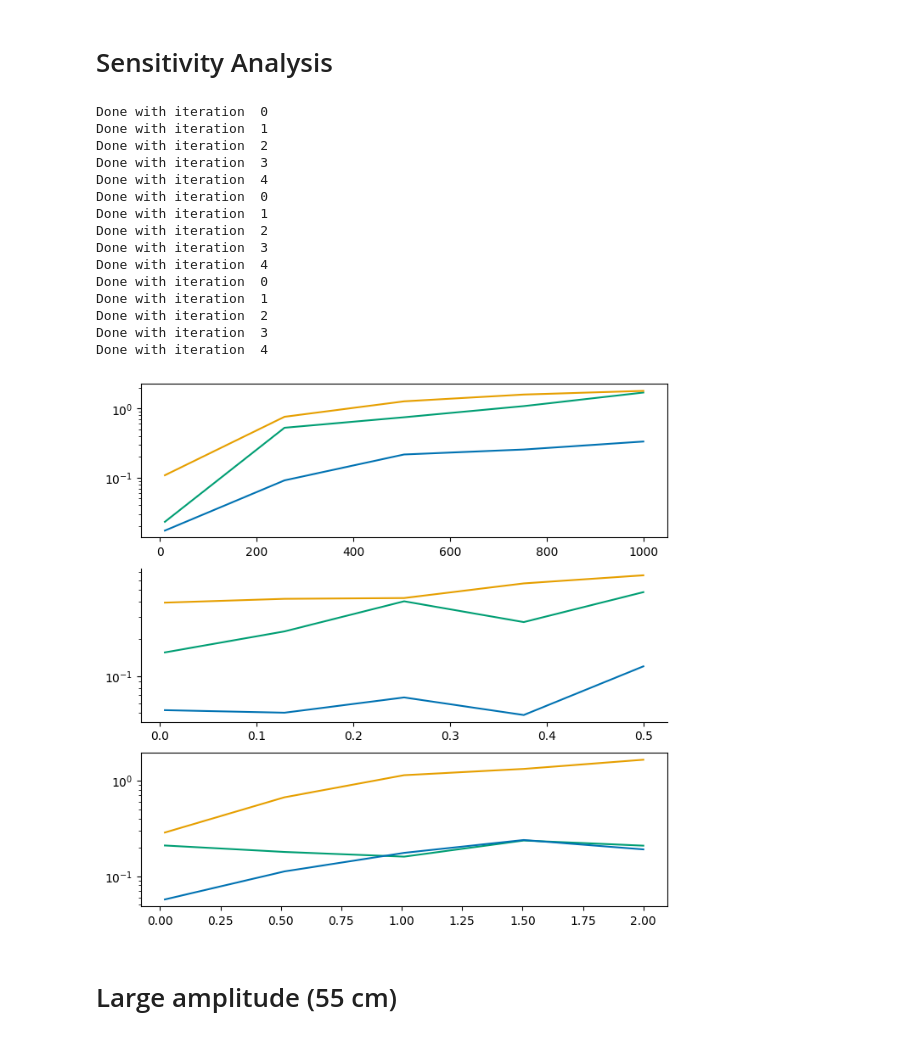
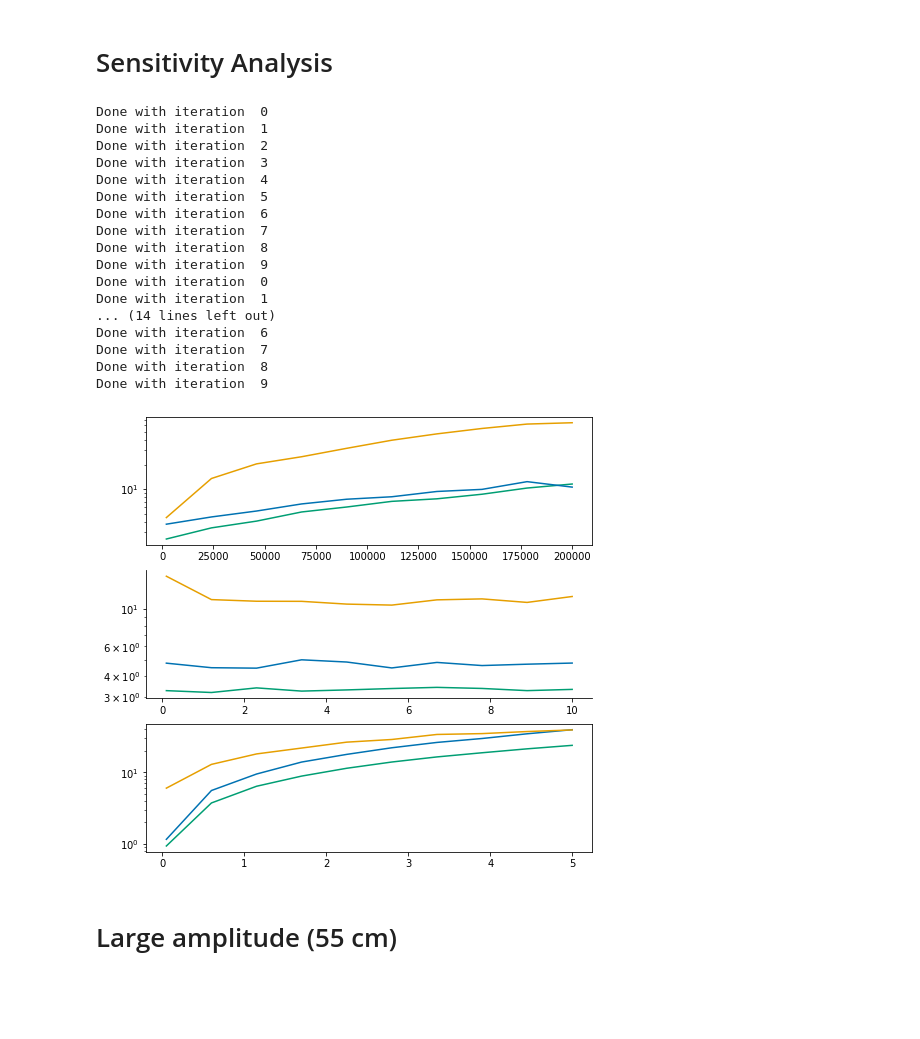
Before and after one commit to AlexandreThy/PhD, a Jupyter notebook: CurrentParts/PaperPlot.ipynb, the cells around one changed output. Drawn from its saved outputs; the diff is of its cells as text; code cells hidden in the pictures; blank space fills up the shorter version.

```diff
--- a/CurrentParts/PaperPlot.ipynb
+++ b/CurrentParts/PaperPlot.ipynb
@@ -950,39 +905,36 @@ plt.show()
 # %% [markdown]
 # Sensitivity Analysis
 # %%
-from Controllers.FL import *
-from Controllers.ILQG import *
-from Controllers.LQGControllers import *
-from mpl_toolkits.axes_grid1.inset_locator import inset_axes
+
 from matplotlib import gridspec
 
-MN = 1e-3
-WP = 100
-WV = .05
-WR = .1
+MN = 5e-4
+WP = 20000
+WV =  1
+WR = .5
+WRFL = 1e-8
 
 def Cost_function(x,u,w1 = WP,w2 = WV,r = WR,tg = [0,0] ):
     target1,target2 = compute_angles_from_cartesian(tg[0],tg[1])
     thetas,thetae,omegas,omegae = x[-1,:4]
 
-    return w1*(thetas-target1)**2 + w1*(thetae-target2)**2 + w2*(omegas**2+omegae**2)+ np.sum(u*u) * r * 0.01
+    return w1*(thetas-target1)**2 + w1*(thetae-target2)**2 + w2*(omegas**2+omegae**2)+ np.sum(u*u) * r
 
 
 
 def sensitivity_analysis(wp,wv,wr,wrfl,num_sim):
 
-    MovementTime = .6
-    NumIteration = 60
+    MovementTime = .4
+    NumIteration = 40
     Cost_value = np.zeros((num_sim,3))
 
-    st = [0,45]
-    tg = [0,60]
-    ffpow = 4e-4
+    st = [0,40]
+    tg = np.array([np.cos(7*np.pi/4)*20+st[0],np.sin(7*np.pi/4)*20+st[1]])
 
     for i in range(num_sim):
-        xILQG,yILQG,zilqg,uILQG=simulate_ILQG(MovementTime,wp,wv,wr,tg,st,NumIteration,delay = 0.06,Noise=True,print_iterations=False,FF =  True,ff_power=ffpow)
-        xFL,yFL,xfl,uFL = simulate_FL(Duration=MovementTime,w1=wp,w2=wp,w3=wv,w4=wv,r=wrfl,Num_iter=NumIteration,starting_point=st,targets=tg,Delay = 0.06,Activate_Noise=True,FF = True,ff_power=ffpow)
-        xLQG,yLQG,uDLQG,z=DLQG_6Muscles(w1 = wp,w2 = wp,w3 = wv,w4 = wv, Duration=MovementTime,r1 = wr,Num_iter=NumIteration,starting_point=st,targets=tg,plot = False,Delay = 0.06,Activate_Noise=True,FF = True,ff_power=ffpow)
+        xILQG,yILQG,zilqg,uILQG=simulate_ILQG(MovementTime,wp,wv,wr,tg,st,NumIteration,delay = 0.06,Noise=True,print_iterations=False)
+        xFL,yFL,xfl,uFL = simulate_FL(Duration=MovementTime,w1=wp,w2=wp,w3=wv,w4=wv,r=wrfl,Num_iter=NumIteration,starting_point=st,targets=tg,Delay = 0.06,Activate_Noise=True)
+        xLQG,yLQG,uDLQG,z=DLQG_6Muscles(w1 = wp,w2 = wp,w3 = wv,w4 = wv, Duration=MovementTime,r1 = wr,Num_iter=NumIteration,starting_point=st,targets=tg,plot = False,Delay = 0.06,Activate_Noise=True)
 
         Cost_value[i]=[Cost_function(zilqg,uILQG,wp,wv,wr,tg = tg),Cost_function(xfl,uFL,wp,wv,wr,tg = tg),Cost_function(z.T,uDLQG,wp,wv,wr,tg = tg)]
 
@@ -1000,13 +952,13 @@ delete_axis(ax[1],sides =  ["top","right"])
 
 NUM_SIM = 100
 NUM_DISCRETIZATION = 10
-wp_values = np.linspace(10,1000,NUM_DISCRETIZATION)
-wv_values = np.linspace(0.005,.5,NUM_DISCRETIZATION)
-wr_values = np.linspace(0.02,2,NUM_DISCRETIZATION)
+wp_values = np.linspace(2000,200000,NUM_DISCRETIZATION)
+wv_values = np.linspace(0.1,10,NUM_DISCRETIZATION)
+wr_values = np.linspace(0.05,5,NUM_DISCRETIZATION)
 
 Average_Cost = np.zeros((NUM_DISCRETIZATION,3))
 for i in range(NUM_DISCRETIZATION):
-    Cost_value = sensitivity_analysis(wp_values[i],WV,WR,1e-8,NUM_SIM)
+    Cost_value = sensitivity_analysis(wp_values[i],WV,WR,WRFL,NUM_SIM)
     Average_Cost[i] = np.mean(Cost_value,axis = 0)
     print("Done with iteration ",i)
 
@@ -1017,44 +969,46 @@ ax[0].set_yscale("log")
 
 Average_Cost = np.zeros((NUM_DISCRETIZATION,3))
 for i in range(NUM_DISCRETIZATION):
-    Cost_value = sensitivity_analysis(WP,wv_values[i],WR,1e-8,NUM_SIM)
+    Cost_value = sensitivity_analysis(WP,wv_values[i],WR,WRFL,NUM_SIM)
     Average_Cost[i] = np.mean(Cost_value,axis = 0)
     print("Done with iteration ",i)
 
 ax[1].plot(wv_values,Average_Cost[:,0],color = colors[0],label = legend[0])
 ax[1].plot(wv_values,Average_Cost[:,1],color = colors[1],label = legend[1])
 ax[1].plot(wv_values,Average_Cost[:,2],color = colors[2],label = legend[2])
 ax[1].set_yscale("log")
 
 Average_Cost = np.zeros((NUM_DISCRETIZATION,3))
 for i in range(NUM_DISCRETIZATION):
-    Cost_value = sensitivity_analysis(WP,WV,wr_values[i],1e-8,NUM_SIM)
+    Cost_value = sensitivity_analysis(WP,WV,wr_values[i],WRFL,NUM_SIM)
     Average_Cost[i] = np.mean(Cost_value,axis = 0)
     print("Done with iteration ",i)
 
 ax[2].plot(wr_values,Average_Cost[:,0],color = colors[0],label = legend[0])
 ax[2].plot(wr_values,Average_Cost[:,1],color = colors[1],label = legend[1])
 ax[2].plot(wr_values,Average_Cost[:,2],color = colors[2],label = legend[2])
 ax[2].set_yscale("log")
 
 #plt.savefig("FFvsNOFF.svg",dpi = 300)
 # %% [output]
 Done with iteration  0
 Done with iteration  1
 Done with iteration  2
 Done with iteration  3
 Done with iteration  4
+Done with iteration  5
+Done with iteration  6
+Done with iteration  7
+Done with iteration  8
+Done with iteration  9
 Done with iteration  0
 Done with iteration  1
-Done with iteration  2
-Done with iteration  3
-Done with iteration  4
-Done with iteration  0
-Done with iteration  1
-Done with iteration  2
-Done with iteration  3
-Done with iteration  4
+... (14 lines left out)
+Done with iteration  6
+Done with iteration  7
+Done with iteration  8
+Done with iteration  9
-[figure, old version]
+[figure, new version]
 # %% [markdown]
 # Large amplitude (55 cm)
 # %%
```
Also changed, not shown: parts of 6 cells of this notebook.
